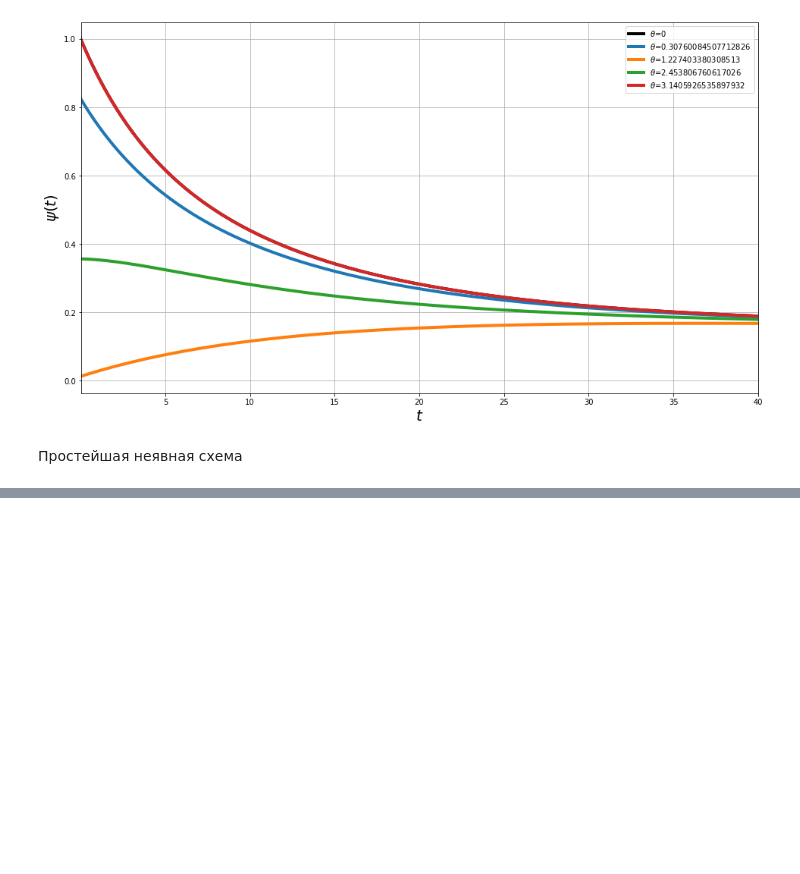
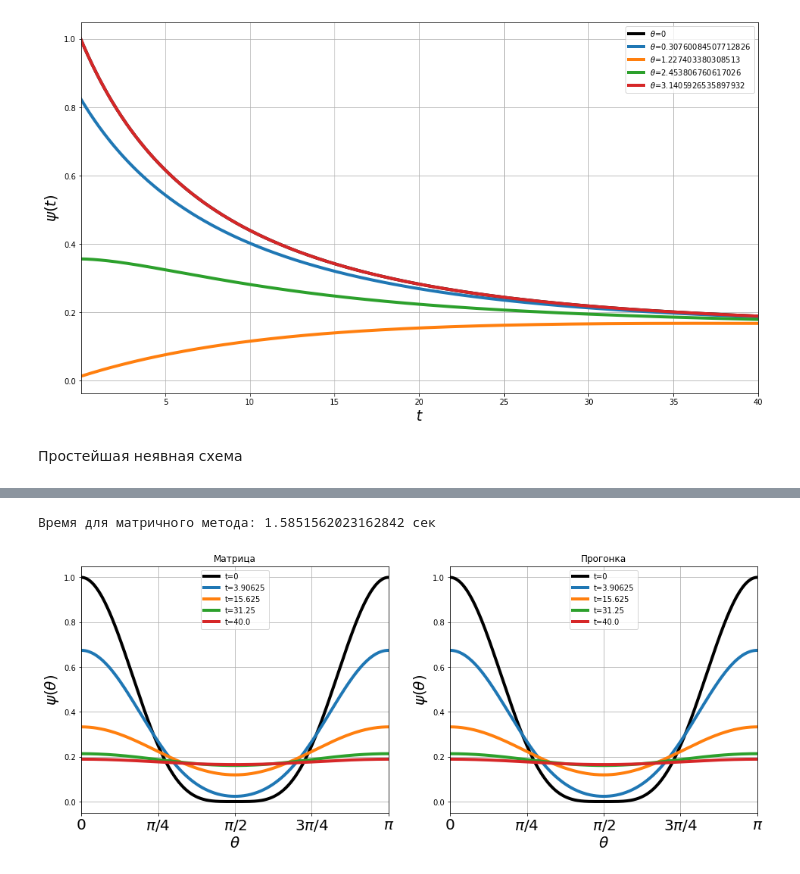
Before and after one commit to ArtemKashapov/NMoMF, a Jupyter notebook: implicit_alg/implicit_algorithm.ipynb, the cells around one changed output, grey strips where cells are left out. Drawn from its saved outputs; the diff is of its cells as text; code cells hidden in the pictures; blank space fills up the shorter version.

Commit message:
implicit is done, tridiag super efficiency increase ... DONE

```diff
--- a/implicit_alg/implicit_algorithm.ipynb
+++ b/implicit_alg/implicit_algorithm.ipynb
@@ -135,0 +231,45 @@ plt.show()
+# %%
+v_prog = np.zeros([K + 1, I + 1])
+v_prog[0, :] = psi(tht)
+
+t_from = time.time()
+for k_ind in range(1,K+1):
+    v_prog[k_ind, :] = tri_diag_solver_right(eps, beta, gam, v_prog[k_ind - 1, :])
+
+t_tridiag = time.time() - t_from
+print('Время для матричного метода: ' + str(t_tridiag) + ' ceк')
+# %% [output]
+Время для матричного метода: 1.5851562023162842 ceк
+# %%
+f = plt.figure(figsize=[16, 6])
+
+plt.subplot(1, 2, 1)
+plt.plot(tht, v[0, :], lw=4, c='black', label='t=0')
+for ind in [100, 400, 800, 1024]:
+    plt.plot(tht, v[ind, :], lw=4, label='t='+str(t[ind]))
+
+plt.xlim([tht[1], tht[-1]])
+plt.xlabel('${\\theta}$', fontsize=20)
+plt.ylabel('${\\psi(\\theta)}$', fontsize=20)
+plt.xticks([0, pi/4, pi/2, 3*pi/4, pi], ['0', '$\\pi / 4$', '$\\pi / 2$', '$3 \\pi / 4$', '$\\pi$'], fontsize=20)
+# plt.yticks([0, 0.5, 1], ['0', '0.5', '1'], fontsize=20)
+plt.legend()
+plt.grid()
+plt.title('Матрица')
+
+plt.subplot(1, 2, 2)
+plt.plot(tht, v_prog[0, :], lw=4, c='black', label='t=0')
+for ind in [100, 400, 800, 1024]:
+    plt.plot(tht, v_prog[ind, :], lw=4, label='t='+str(t[ind]))
+
+plt.xlim([tht[1], tht[-1]])
+plt.xlabel('${\\theta}$', fontsize=20)
+plt.ylabel('${\\psi(\\theta)}$', fontsize=20)
+plt.xticks([0, pi/4, pi/2, 3*pi/4, pi], ['0', '$\\pi / 4$', '$\\pi / 2$', '$3 \\pi / 4$', '$\\pi$'], fontsize=20)
+# plt.yticks([0, 0.5, 1], ['0', '0.5', '1'], fontsize=20)
+plt.legend()
+plt.grid()
+plt.title('Прогонка')
+plt.show()
+# %% [output]
+[figure, added]
```
Also changed, not shown: parts of 11 cells of this notebook, 2 other files.
